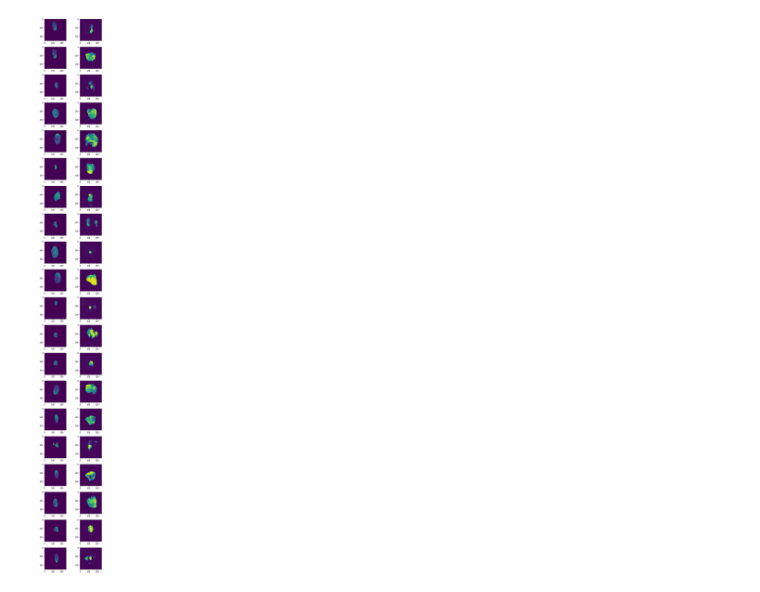
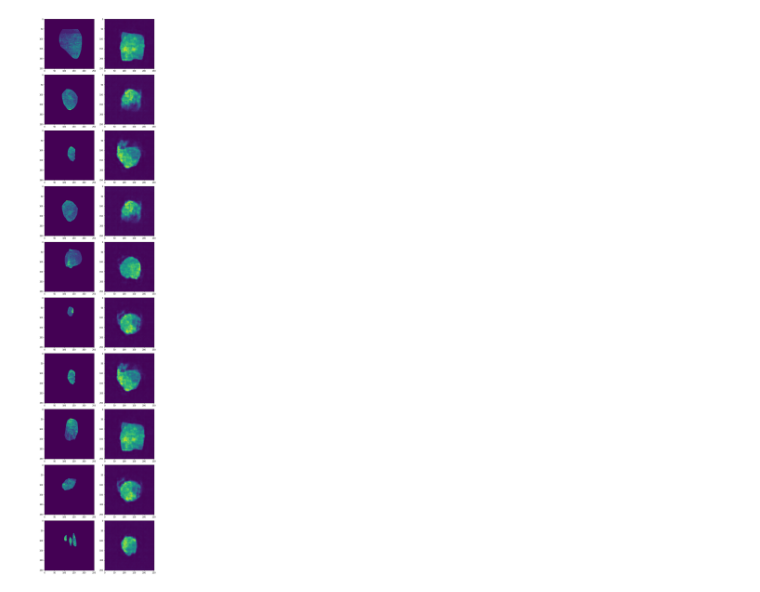
Before and after one commit to rpmihail/thyroid, a Jupyter notebook: code/Synthetic_ImGen_Autoenc.ipynb, the cells around one changed output. Cells and saved outputs as stored; diff of their text form; code cells hidden in the pictures.

```diff
--- a/code/Synthetic_ImGen_Autoenc.ipynb
+++ b/code/Synthetic_ImGen_Autoenc.ipynb
@@ -365,27 +335,29 @@ Decoder(
 # %%
-
-num_epochs = 100000
-diz_loss = {'train_loss':[],'val_loss':[]}
-for epoch in range(num_epochs):
-    for data in training_generator:
+### Training function
+def train_epoch(encoder, decoder, device, dataloader, loss_fn, optimizer):
+    # Set train mode for both the encoder and the decoder
+    encoder.train()
+    decoder.train()
+    train_loss = []
+    # Iterate the dataloader (we do not need the label values, this is unsupervised learning)
+    for data in training_generator: # with "_" we just ignore the labels (the second element of the dataloader tuple)
         # Move tensor to the proper device
         image_batch = data["image"]
         image_batch = image_batch.to(device)
 
-        labels = data["labels"].to(device)
-
 
         #print("Random data shape", np.shape(random_data), "; data[labels] ", np.shape(data["labels"]))
-        latent = data["labels"].float()
-        latent = latent.float().to(device)
+        latent = data["labels"]
+        latent = latent.to(device)
 
         #print(latent)
 
         # Encode data
-        encoded_data = encoder(image_batch, labels)
+        encoded_data = encoder(image_batch)
+
 
         # Decode data
-        decoded_data = decoder(encoded_data, labels)
+        decoded_data = decoder(encoded_data)
         # Evaluate loss
 
         #print("Encoder.kl : ", encoder.kl)
@@ -395,11 +367,11 @@ for epoch in range(num_epochs):
 
         #loss = loss_fn(decoded_data, image_batch) + 0.2*loss_latent(encoded_data, latent.float())
         # Backward pass
-        optim.zero_grad()
+        optimizer.zero_grad()
         loss.backward()
-        optim.step()
+        optimizer.step()
         # Print batch loss
         #print('\t partial train loss (single batch): %f' % (loss.data))
         #train_loss.append(loss.detach().cpu().numpy())
-    print('\n EPOCH {}/{} \t train loss {}'.format(epoch + 1, num_epochs,  loss))
-    diz_loss['train_loss'].append(loss)
+
+    return loss
@@ -433,34 +440,32 @@ tensor(791.7478, device='cuda:0', grad_fn=<SumBackward0>)
 # %%
-fig, ax = plt.subplots(20, 2, figsize=(10, 40))
+fig, ax = plt.subplots(10, 2, figsize=(10, 40))
 fig.set_tight_layout(True)
 
 c = 0
 for data in testing_generator: # with "_" we just ignore the labels (the second element of the dataloader tuple)
     # Move tensor to the proper device
-
-    labels = data["labels"].float().to(device)
-
-    if(c>=20):
+    if(c>=10):
         break
     image_batch = data["image"]
 
 
     #print("Random data shape", np.shape(random_data), "; data[labels] ", np.shape(data["labels"]))
-    latent = torch.FloatTensor(np.random.randn(1,dim)).to(device)
+    latent = data["labels"].float()
+    latent = latent.to(device)
 
 
-    img_recon = decoder(latent, labels)
+    img_recon = decoder(latent)
 
     img_recon = img_recon.detach().cpu().numpy()
 
     ax[c, 0].imshow(image_batch[0, 0, :, :])
     ax[c, 1].imshow(img_recon[0, 0, :, :])
 
     c += 1
 
 
 plt.tight_layout()
 # %% [output]
-[figure, old version]
+[figure, new version]
 # %%
 print(torch.__version__)
```
Also changed, not shown: parts of 13 cells of this notebook, 3 other files.
